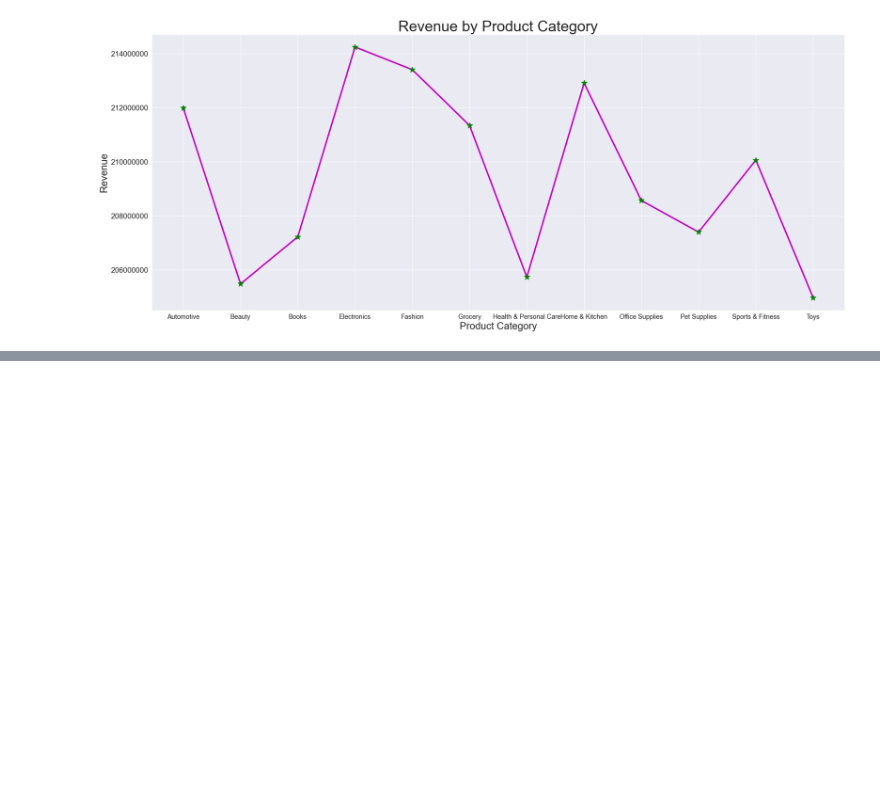
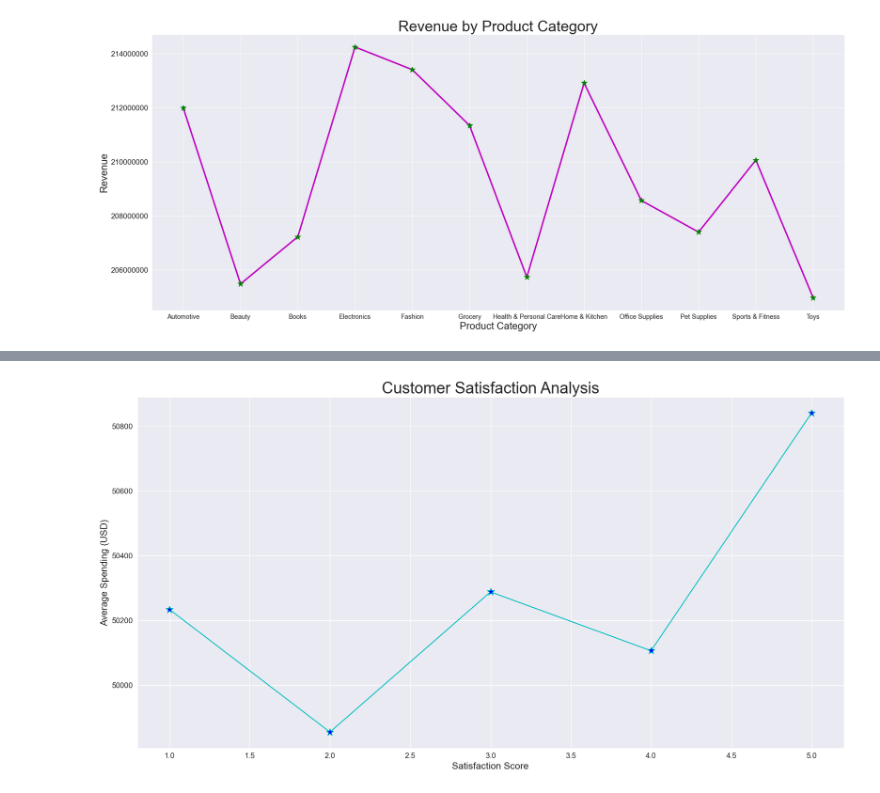
Before and after one commit to JuttuAbhiram/Data-Analytics-with-AI, a Jupyter notebook: e_commerce_customer_segment_analysis.ipynb, the cells around one changed output, grey strips where cells are left out. Saved outputs shown, nothing was run; the diff lists cells and outputs as text; code cells hidden in the pictures; blank space fills up the shorter version.

```diff
--- a/e_commerce_customer_segment_analysis.ipynb
+++ b/e_commerce_customer_segment_analysis.ipynb
@@ -235,3 +235,6 @@ plt.yticks(fontsize=15)
 plt.show()
 # %% [output]
 [figure]
+# %%
+satisfaction_analysis=df2.groupby("satisfaction_score")["total_spent_usd"].mean()
+print(satisfaction_analysis)
@@ -237,0 +249,12 @@ plt.show()
+# %%
+plt.figure(figsize=(20,10))
+plt.plot(satisfaction_analysis.index,satisfaction_analysis.values,color='c',marker='*',mfc='b',ms=12)
+plt.title("Customer Satisfaction Analysis",fontsize=25)
+plt.xlabel("Satisfaction Score",fontsize=15)
+plt.xticks(fontsize=12)
+plt.ylabel("Average Spending (USD)",fontsize=15)
+plt.yticks(fontsize=12)
+plt.ticklabel_format(style="plain",axis="y")
+plt.show()
+# %% [output]
+[figure, added]
```
Also changed, not shown: parts of 3 cells of this notebook.
